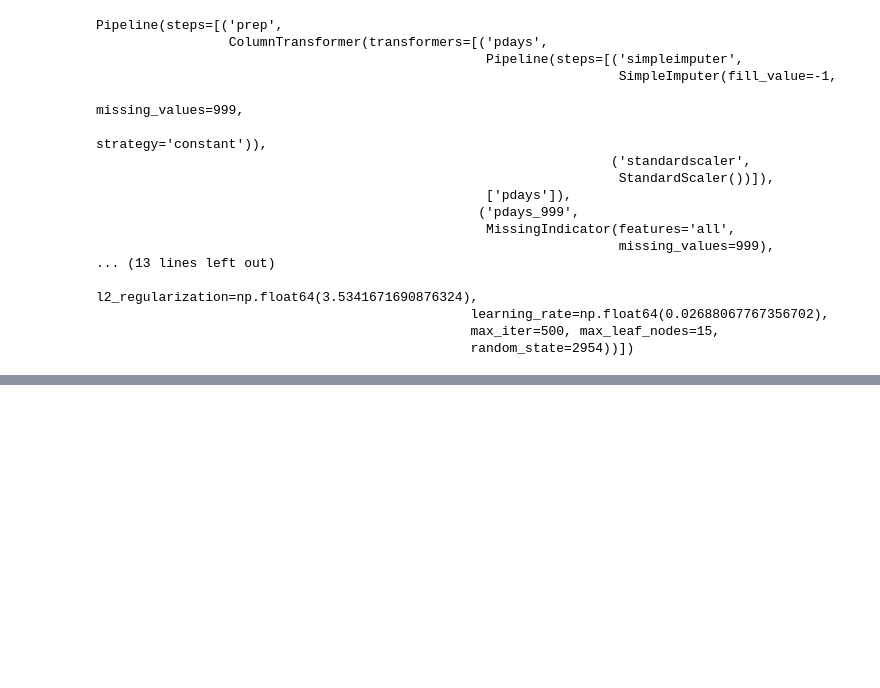
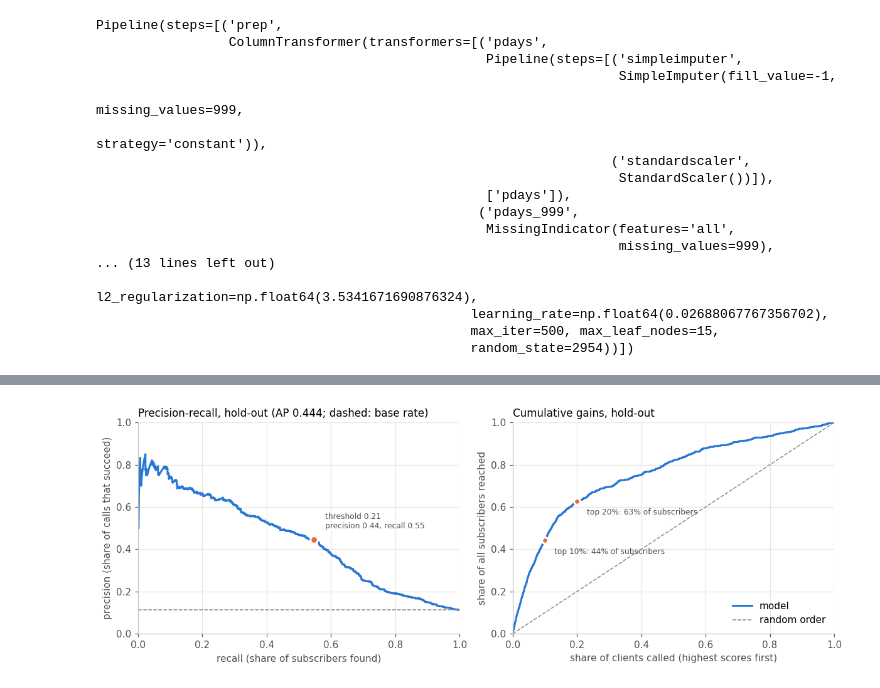
Before and after one commit to abo-code-1/task-03-ML-course, a Jupyter notebook: Imamsidikov_task3.ipynb, the cells around one changed output, grey strips where cells are left out. Cells and saved outputs as stored; diff of their text form; code cells hidden in the pictures; blank space fills up the shorter version.

Commit message:
Part 7: threshold from out-of-fold F1, single hold-out evaluation, precision-recall and cumulative gains
Co-Authored-By: Claude Opus 5.5 <noreply@anthropic.com>

```diff
--- a/Imamsidikov_task3.ipynb
+++ b/Imamsidikov_task3.ipynb
@@ -841,0 +891,19 @@ Pipeline(steps=[('prep',
+# %%
+final_pipe.fit(X_dev, y_dev)
+p_hold = final_pipe.predict_proba(X_hold)[:, 1]
+
+
+def at_threshold(y_true, p, t):
+    pred = (p >= t).astype(int)
+    tn, fp, fn, tp = confusion_matrix(y_true, pred).ravel()
+    return {"precision": tp / (tp + fp), "recall": tp / (tp + fn), "F1": 2 * tp / (2 * tp + fp + fn),
+            "accuracy": (tp + tn) / len(y_true), "called": int(tp + fp), "TP": int(tp), "FP": int(fp),
+            "FN": int(fn), "TN": int(tn)}
+
+
+hold_ap, hold_auc = average_precision_score(y_hold, p_hold), roc_auc_score(y_hold, p_hold)
+print(f"hold-out AP {hold_ap:.4f} (CV {cv_table().loc['gradient boosting, tuned', 'AP']:.3f}), "
+      f"ROC AUC {hold_auc:.4f} (CV {cv_table().loc['gradient boosting, tuned', 'ROC AUC']:.3f}), "
+      f"base rate {y_hold.mean():.4f}")
+pd.DataFrame({f"threshold {THRESHOLD:.3f}": at_threshold(y_hold, p_hold, THRESHOLD),
+              "threshold 0.5": at_threshold(y_hold, p_hold, 0.5)}).T.round(3)
@@ -841,0 +915,36 @@ Pipeline(steps=[('prep',
+# %%
+# Left: precision-recall curve on the hold-out. Right: share of all subscribers reached when calling the clients
+# with the highest scores first (cumulative gains)
+hp, hr, _ = precision_recall_curve(y_hold, p_hold)
+hp, hr = hp[hr > 0], hr[hr > 0]  # drop the points at recall 0, where precision is undefined
+order = np.argsort(-p_hold)
+reached = np.cumsum(y_hold.to_numpy()[order]) / y_hold.sum()
+called = np.arange(1, len(order) + 1) / len(order)
+chosen = at_threshold(y_hold, p_hold, THRESHOLD)
+
+fig, (a1, a2) = plt.subplots(1, 2, figsize=(11, 4))
+a1.plot(hr, hp, color=NO, linewidth=2)
+a1.axhline(y_hold.mean(), color=NEUTRAL, linewidth=1, linestyle="--")
+a1.scatter([chosen["recall"]], [chosen["precision"]], s=60, color=YES, zorder=3, edgecolor="white", linewidth=2)
+a1.annotate(f"threshold {THRESHOLD:.2f}\nprecision {chosen['precision']:.2f}, recall {chosen['recall']:.2f}",
+            (chosen["recall"], chosen["precision"]), xytext=(12, 12), textcoords="offset points", fontsize=8,
+            color="#52514e")
+a1.set(xlabel="recall (share of subscribers found)", ylabel="precision (share of calls that succeed)",
+       xlim=(0, 1), ylim=(0, 1))
+a1.set_title(f"Precision-recall, hold-out (AP {hold_ap:.3f}; dashed: base rate)", loc="left")
+
+a2.plot(called, reached, color=NO, linewidth=2, label="model")
+a2.plot([0, 1], [0, 1], color=NEUTRAL, linewidth=1, linestyle="--", label="random order")
+for share in (0.1, 0.2):
+    got = reached[int(share * len(order)) - 1]
+    a2.scatter([share], [got], s=40, color=YES, zorder=3, edgecolor="white", linewidth=2)
+    a2.annotate(f"top {share:.0%}: {got:.0%} of subscribers", (share, got), xytext=(10, -14),
+                textcoords="offset points", fontsize=8, color="#52514e")
+a2.set(xlabel="share of clients called (highest scores first)", ylabel="share of all subscribers reached",
+       xlim=(0, 1), ylim=(0, 1))
+a2.set_title("Cumulative gains, hold-out", loc="left")
+a2.legend(loc="lower right")
+fig.tight_layout()
+plt.show()
+# %% [output]
+[figure, added]
```
Also changed, not shown: parts of 9 cells of this notebook, 1 other file.
